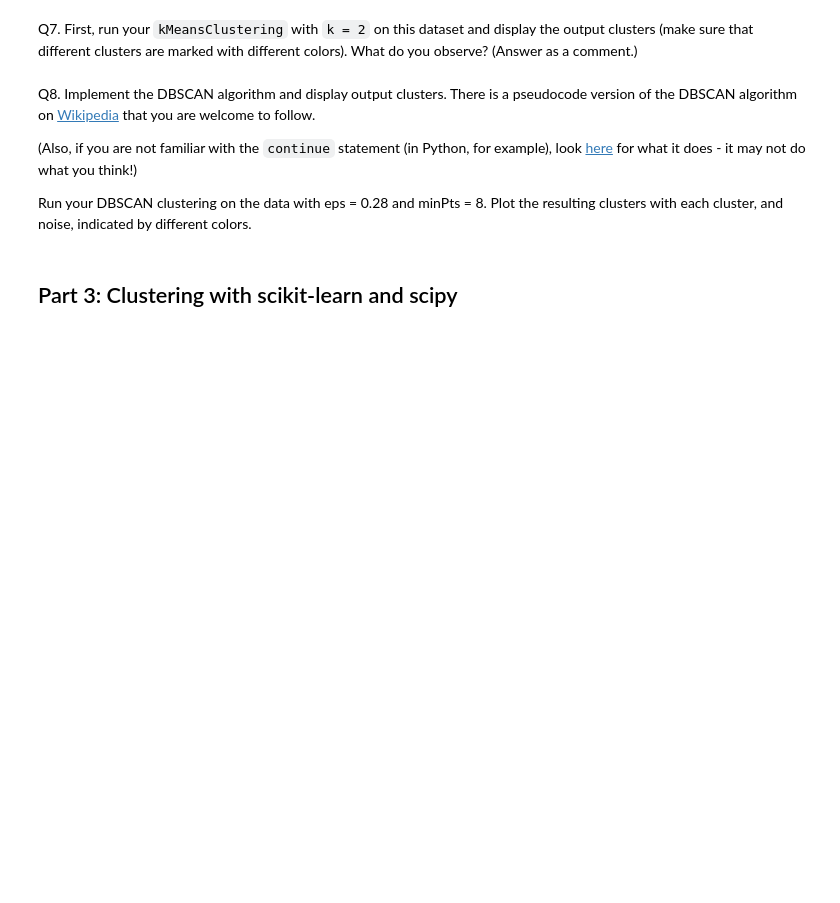
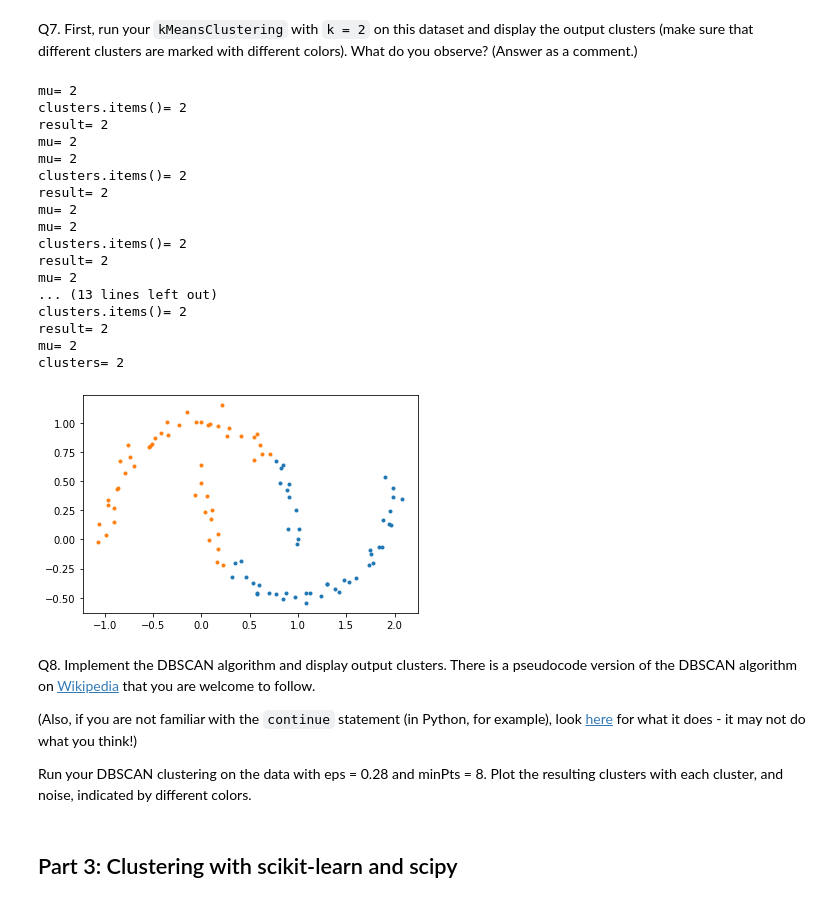
Before and after one commit to Tushar1729-k/clustering, a Jupyter notebook: HW4_Clustering.ipynb, the cells around one changed output. Cells and saved outputs as stored; diff of their text form; code cells hidden in the pictures; blank space fills up the shorter version.

```diff
--- a/HW4_Clustering.ipynb
+++ b/HW4_Clustering.ipynb
@@ -253,3 +254,30 @@ Q7. First, run your `kMeansClustering` with `k = 2` on this dataset and display
+# %%
+# your code goes here
+kq7 = 2
+cen_clus = k_means_clustering(data, kq7)
+# put row 0 in one data frame, row 1 in another, row 2 in another ...
+for i in range (0, kq7):
+  plt.scatter(cen_clus[1][i][:,0], cen_clus[1][i][:,1], marker='.')
+# We see that the clusters does not show the actual relationships between datapoints well.
+# %% [output]
+mu= 2
+clusters.items()= 2
+result= 2
+mu= 2
+mu= 2
+clusters.items()= 2
+result= 2
+mu= 2
+mu= 2
+clusters.items()= 2
+result= 2
+mu= 2
+... (13 lines left out)
+clusters.items()= 2
+result= 2
+mu= 2
+clusters= 2
+[figure, added]
 # %% [markdown]
 Q8. Implement the DBSCAN algorithm and display output clusters. There is a  pseudocode version of the DBSCAN algorithm on [Wikipedia](https://en.wikipedia.org/wiki/DBSCAN#Algorithm) that you are welcome to follow.
 
```
Also changed, not shown: parts of 4 cells of this notebook.
